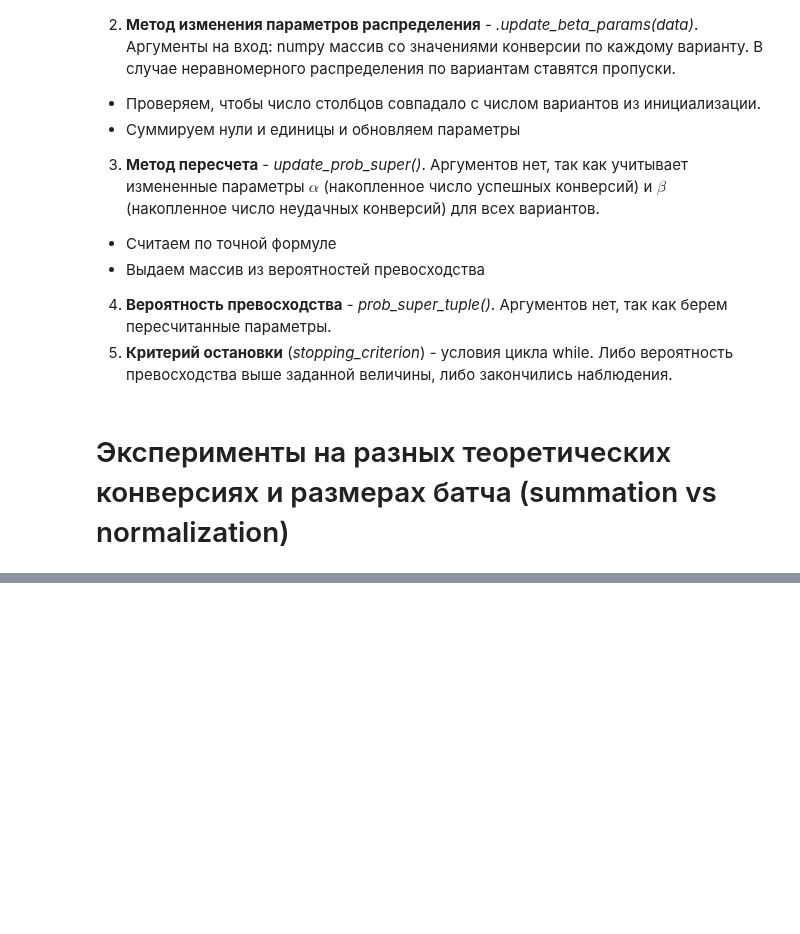
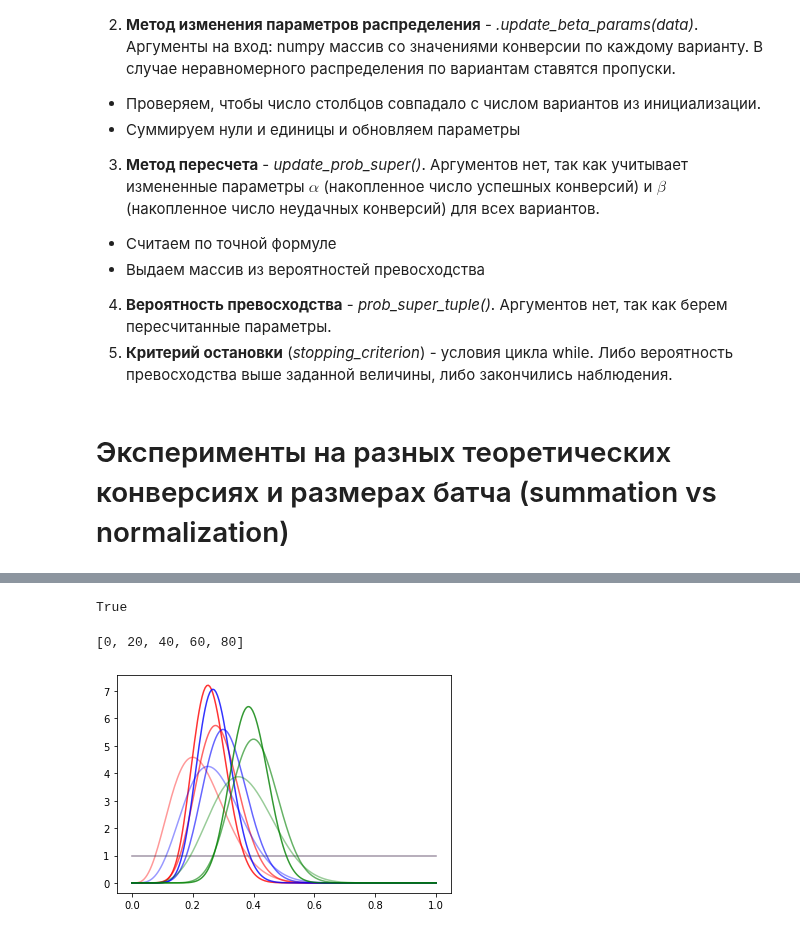
Before and after one commit to iakubovskii7/AB, a Jupyter notebook: MAB_theory_implementing.ipynb, the cells around one changed output, grey strips where cells are left out. Drawn from its saved outputs; the diff is of its cells as text; code cells hidden in the pictures; blank space fills up the shorter version.

Commit message:
add Mixed Thompson algo

```diff
--- a/MAB_theory_implementing.ipynb
+++ b/MAB_theory_implementing.ipynb
@@ -211,15 +166,0 @@ print(l_list)
-# %%
-class BatchThompsonMixed:
-    def __init__(self, mu_p_list: List, mu_batch_size: int):
-
-
-
-    def split_data_random(self, best_arms: np.array, p_):
-        data_split = np.empty((self.batch_size, self.n_arms))
-        data_split[:] = np.nan
-        for i in range(self.n_arms):
-            if i in best_arms:
-                data_split[:, i] = np.random.binomial(n=1, p=self.p_list[i], size=self.batch_size)
-            else:
-                data_split[:, i] = np.nan
-        return data_split
@@ -229,0 +291,64 @@ np.random.exponential(scale=0.02, size=1).mean()
+# %%
+sum(2 ** np.array([3,0]) >= [3, 0]) > 0
+# %% [output]
+True
+# %%
+from scipy.stats import beta
+import matplotlib.pyplot as plt
+import numpy as np
+%matplotlib inline
+
+class Beta():
+    def __init__(self):
+        self.b = 1
+        self.a = 1
+
+    def update(self,batch):
+        n = len(batch)
+        x = sum(batch)
+        self.a += x
+        self.b += n - x
+
+    def plot(self,color='b',alpha=1):
+        span = np.linspace(0,1,200)
+        density = beta.pdf(span,self.a,self.b)
+        plt.plot(span,density,color=color,alpha=alpha)
+
+mabs = {'m1':{'prob':0.25,
+              'array': [1 if i <= 0.25 else 0 for i in np.random.random(100)],
+              'machine': Beta(),
+              'color':'r'
+             },
+        'm2':{'prob':0.3,
+              'array':[1 if i <= 0.3 else 0 for i in np.random.random(100)],
+              'machine': Beta(),
+              'color':'b'
+             },
+        'm3':{'prob':0.26,
+              'array':[1 if i <= 0.26 else 0 for i in np.random.random(100)],
+              'machine': Beta(),
+              'color':'g'
+             }
+       }
+
+def mab_experiment(betas,prop=0.2):
+    size = len(betas['m1']['array'])
+    window = int(size*prop)
+    batches = [batch for batch in range(0,size,window)]
+    print(batches)
+    for machine in betas.keys():
+        for i in range(1,window):
+            try:
+                curr = batches[i]
+                prev = batches[i-1]
+                betas[machine]['machine'].plot(alpha=curr/size,color=betas[machine]['color'])
+                batch = betas[machine]['array'][prev:curr]
+                betas[machine]['machine'].update(batch)
+            except:
+                pass
+    return betas
+
+betas = mab_experiment(betas=mabs)
+# %% [output]
+[0, 20, 40, 60, 80]
+[figure, added]
```
Also changed, not shown: parts of 13 cells of this notebook, 2 other files.
